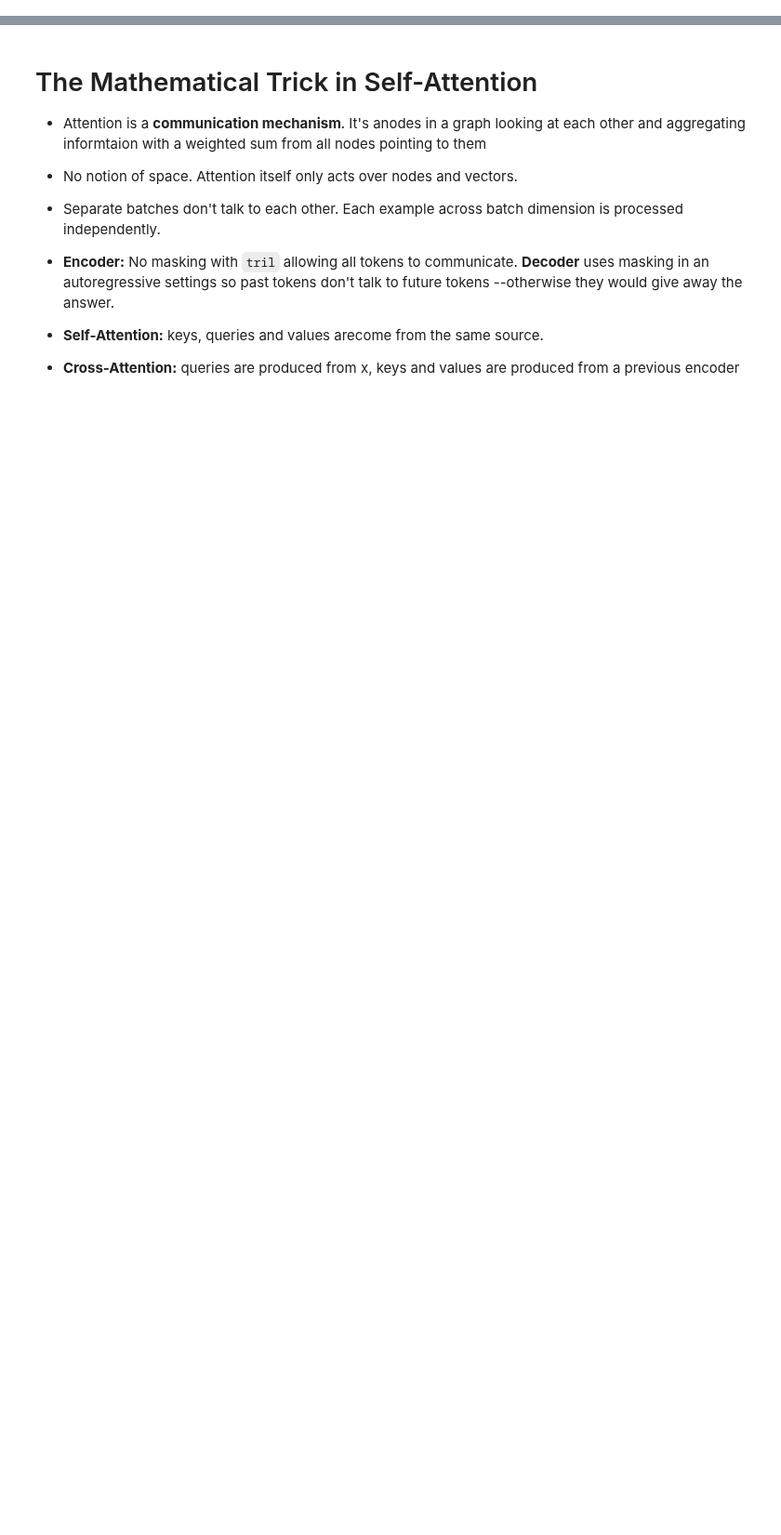
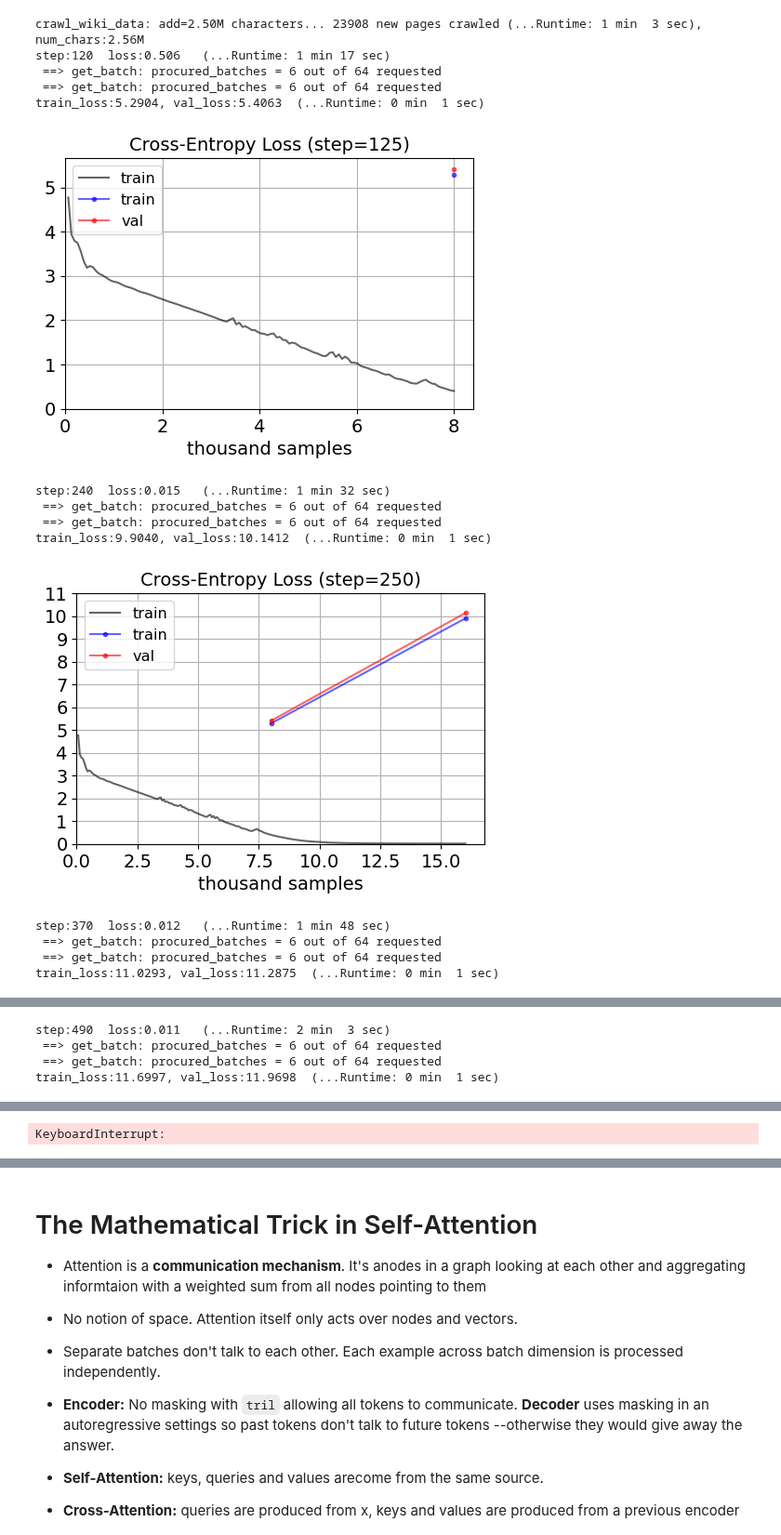
Before and after one commit to ozkansafak/decoder-llm, a Jupyter notebook: main.ipynb, the cells around one changed output, grey strips where cells are left out. Shown at 93% size. Drawn from its saved outputs; the diff is of its cells as text; code cells hidden in the pictures; blank space fills up the shorter version.

Commit message:
I factorized the code in main.ipynb but there's an error: That training loss is going ot zero quickly. The valication loss is shooting up to 11

```diff
--- a/main.ipynb
+++ b/main.ipynb
@@ -6,13 +6,8 @@ from utils.model import *
 from utils.helpers import *
 from utils.imports import *
 
-# instantiate model
-model = DecoderModel(vocab_size)
-model = model.to(device) # move model parameters to gpu if available
-
-# load val_data by crawling the list of wiki pages in "dataset/val_wiki.json"
-val_data, val_urls = load_val_data(num_pages=10)
-train_data, num_chars = crawl_wiki_data(new_links, visited_urls, num_chars, add=1e6, printer=True)
+# initialize some variables
+list_num_tokens, list_losses, list_num_tokens_eval, list_losses_eval = [], [], [], {'train':[], 'val': []}
 # %% [output]
 CUDA_VISIBLE_DEVICES = 7
 device: cuda
@@ -63,0 +16,4 @@ Wall time: 2min 13s
+# %%
+%%time
+model, optimizer = load_train_objs(vocab_size, device, learning_rate)
+val_data, val_urls = load_val_data(num_pages=10)
@@ -120,0 +36,62 @@ Runtime: 0 min 17 sec
+# %%
+start = time.time()
+step = 0
+train_data, num_chars = crawl_wiki_data(new_links, visited_urls, num_chars, add, printer=False)
+xb, yb, pivot = get_batch(train_data, batch_size, pivot=0)
+
+while step < max_iters:
+    step += 1
+    num_tokens = step * batch_size * block_size  #  num of tokens ingested.
+    sample_no = step * batch_size * torch.cuda.device_count()
+
+    while len(xb) < batch_size:
+        repo_xb, repo_yb, pivot = xb, yb, 0
+        train_data, num_chars = crawl_wiki_data(new_links, visited_urls, num_chars, add, printer=False)
+
+        # Sample a batch of data to complete to the "batch_size"
+        xb, yb, pivot = get_batch(train_data, batch_size - len(xb), pivot)
+        xb = torch.cat((repo_xb, xb))
+        yb = torch.cat((repo_yb, yb))
+
+    # Evaluate the loss
+    logits, loss = model(xb, yb)
+
+    # Average if trained on multi-GPUs
+    loss = loss.mean()
+
+    optimizer.zero_grad(set_to_none=True)
+    loss.backward() # get the gradients with backprop.
+    optimizer.step() # apply the gradient on the parameters
+
+    list_losses.append(loss.item())
+    list_num_tokens.append(sample_no)
+
+    # evaluate at fixed intervals
+    if sample_no % (eval_num_samples // 4) == 0:
+        list_num_tokens_eval.append(sample_no)
+        out = estimate_loss(model, train_data[-len(val_data):], val_data, step, start)
+        list_losses_eval['val'].append(out['val'])
+        list_losses_eval['train'].append(out['train'])
+        plotter(list_num_tokens, list_losses, list_num_tokens_eval, list_losses_eval)
+
+    if sample_no % (eval_num_samples * 4) == 0:
+        generate_text(model, step)
+
+    if step % 10 == 0:
+        print(f'step:{step:3d}  loss:{loss.item():.3f}  {print_runtime(start, False)}', end='\r')
+# %% [output]
+crawl_wiki_data: add=2.50M characters... 23908 new pages crawled (...Runtime: 1 min  3 sec), num_chars:2.56M
+step:120  loss:0.506   (...Runtime: 1 min 17 sec)
+ ==> get_batch: procured_batches = 6 out of 64 requested
+ ==> get_batch: procured_batches = 6 out of 64 requested
+train_loss:5.2904, val_loss:5.4063  (...Runtime: 0 min  1 sec)
+[figure, added]
+step:240  loss:0.015   (...Runtime: 1 min 32 sec)
+ ==> get_batch: procured_batches = 6 out of 64 requested
+ ==> get_batch: procured_batches = 6 out of 64 requested
+train_loss:9.9040, val_loss:10.1412  (...Runtime: 0 min  1 sec)
+[figure, added]
+step:370  loss:0.012   (...Runtime: 1 min 48 sec)
+ ==> get_batch: procured_batches = 6 out of 64 requested
+ ==> get_batch: procured_batches = 6 out of 64 requested
+train_loss:11.0293, val_loss:11.2875  (...Runtime: 0 min  1 sec)
@@ -120,0 +99,4 @@ Runtime: 0 min 17 sec
+step:490  loss:0.011   (...Runtime: 2 min  3 sec)
+ ==> get_batch: procured_batches = 6 out of 64 requested
+ ==> get_batch: procured_batches = 6 out of 64 requested
+train_loss:11.6997, val_loss:11.9698  (...Runtime: 0 min  1 sec)
@@ -120,0 +105 @@ Runtime: 0 min 17 sec
+KeyboardInterrupt:
```
Also changed, not shown: parts of 12 cells of this notebook, 3 other files.
